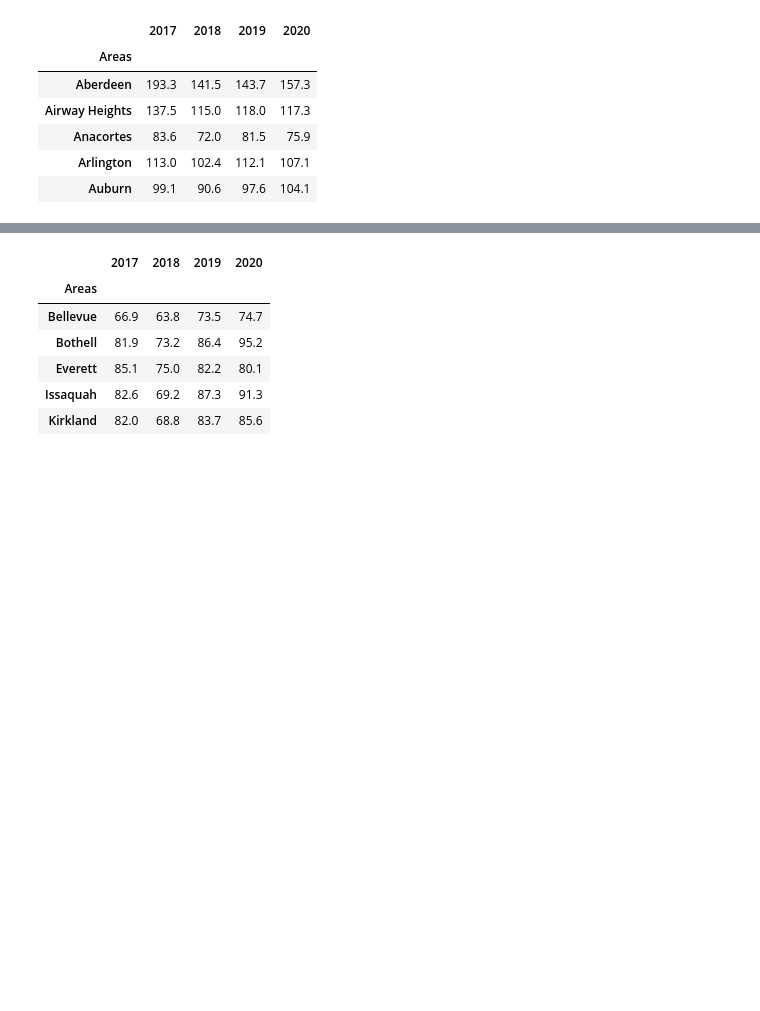
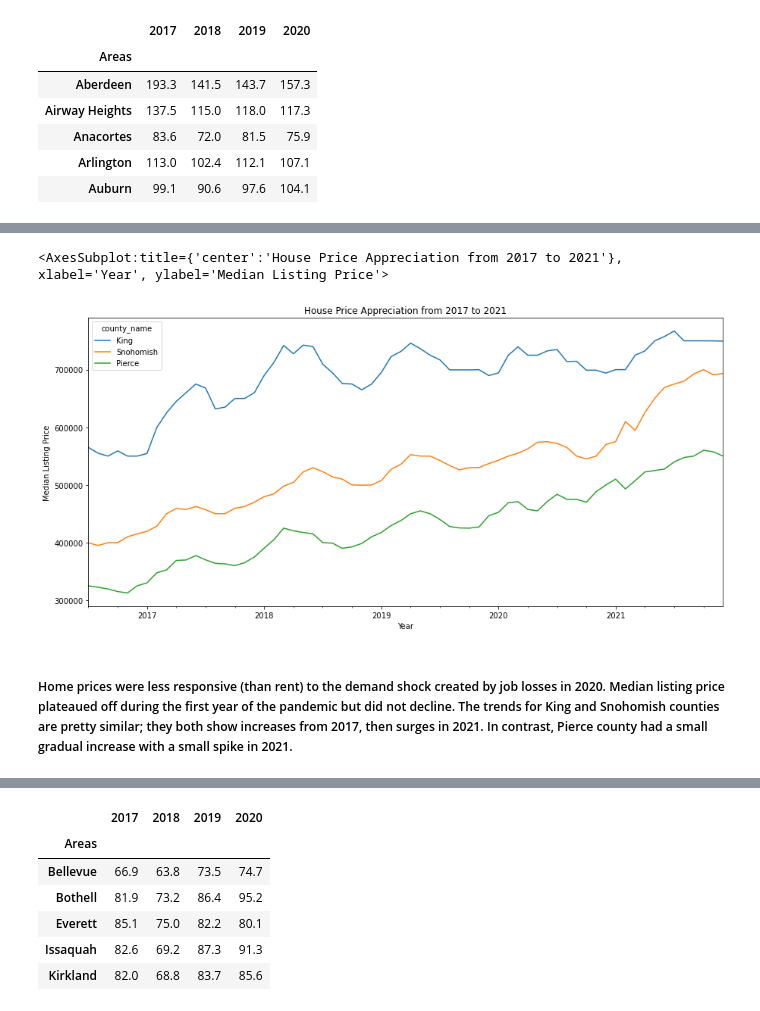
Before and after one commit to Summi-Khanna/Alpha-Dot-Housing-Market-Analysis, a Jupyter notebook: Housing_Market_Analysis.ipynb, the cells around one changed output, grey strips where cells are left out. Drawn from its saved outputs; the diff is of its cells as text; code cells hidden in the pictures; blank space fills up the shorter version.

```diff
--- a/Housing_Market_Analysis.ipynb
+++ b/Housing_Market_Analysis.ipynb
@@ -255,0 +339,12 @@ city_affordability_indices['2020'].hvplot.bar(
+# %%
+h_df.plot(
+    figsize=(15,7),
+    title = "House Price Appreciation from 2017 to 2021",
+    xlabel='Year',
+    ylabel='Median Listing Price'
+)
+# %% [output]
+<AxesSubplot:title={'center':'House Price Appreciation from 2017 to 2021'}, xlabel='Year', ylabel='Median Listing Price'>
+[figure, added]
+# %% [markdown]
+##### Home prices were less responsive (than rent) to the demand shock created by job losses in 2020. Median listing price plateaued off during the first year of the pandemic but did not decline. The trends for King and Snohomish counties are pretty similar; they both show increases from 2017, then surges in 2021. In contrast, Pierce county had a small gradual increase with a small spike in 2021.
```
Also changed, not shown: parts of 76 cells of this notebook.
